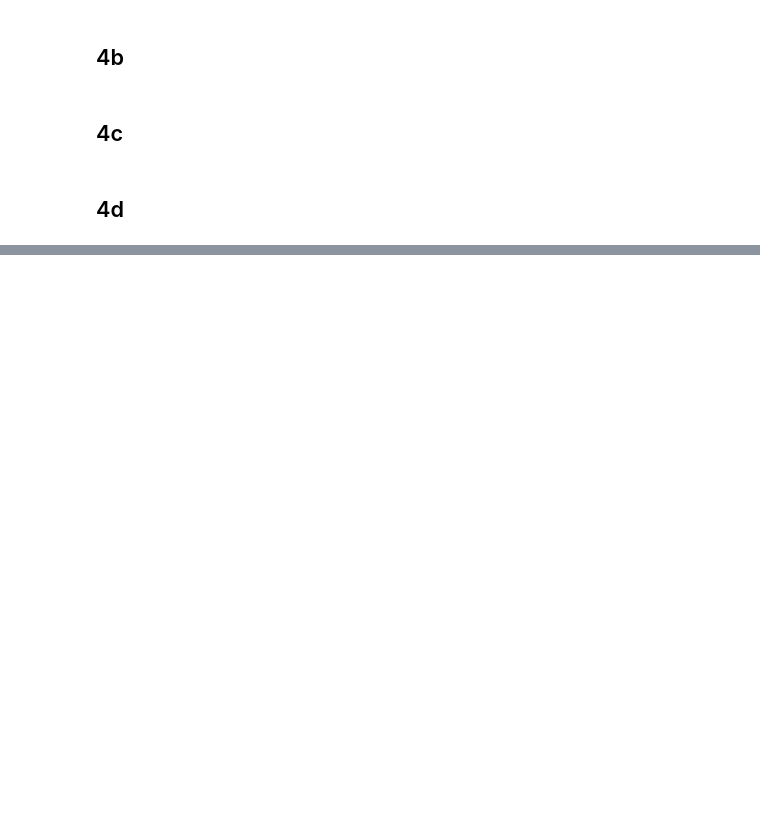
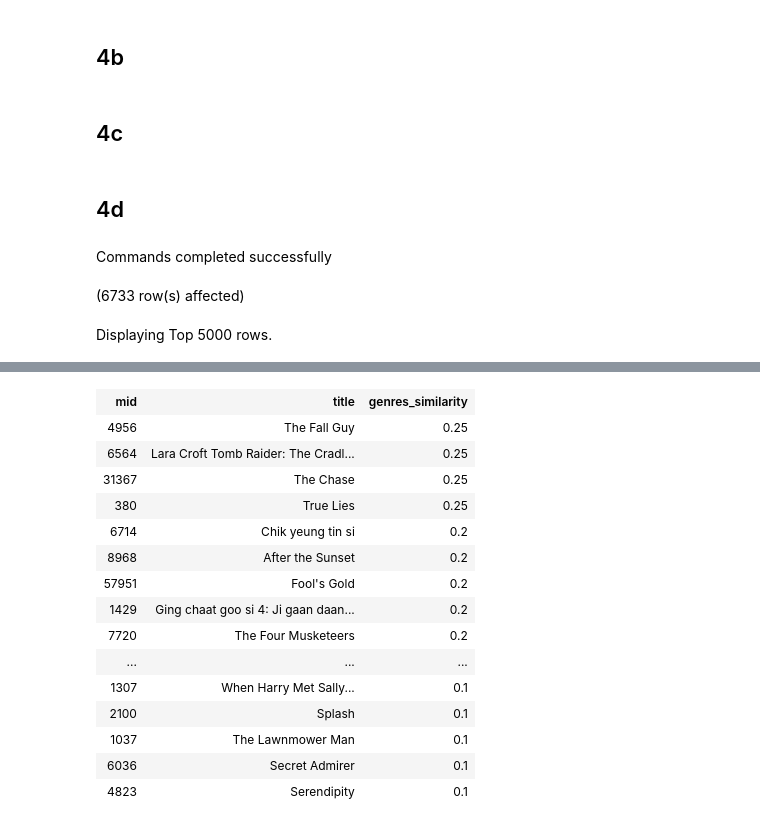
Before and after one commit to po-trottier/concordia-data-systems, a Jupyter notebook: Phase1/project_notebook.ipynb, the cells around one changed output, grey strips where cells are left out. Drawn from its saved outputs; the diff is of its cells as text; code cells hidden in the pictures; blank space fills up the shorter version.

```diff
--- a/Phase1/project_notebook.ipynb
+++ b/Phase1/project_notebook.ipynb
@@ -633,0 +622,31 @@ LIMIT 1;
+# %%
+CREATE MATERIALIZED VIEW common_genres AS
+    WITH genres_count AS (
+        SELECT COUNT(distinct genre)
+        FROM genres
+    )
+    SELECT M2.mid, G2.title, G2.count::REAL / C.count::REAL AS genres_similarity
+    FROM genres_count C, movies M2 RIGHT JOIN(
+        SELECT M1.mid, M1.title, COUNT(G1.genre)
+        FROM genres G1, movies M1
+        WHERE
+            G1.genre IN (
+                SELECT G.genre
+                FROM genres G, movies M
+                WHERE
+                    M.title = 'Mr. & Mrs. Smith' AND
+                    G.mid = M.mid
+            ) AND
+            M1.title != 'Mr. & Mrs. Smith' AND
+            G1.mid = M1.mid
+        GROUP BY M1.mid, M1.title
+        ORDER BY COUNT(G1.genre) DESC
+    ) G2
+    ON G2.mid = M2.mid
+    ORDER BY genres_similarity DESC;
+
+SELECT * FROM genres_in_common;
+# %% [output]
+Commands completed successfully
+(6733 row(s) affected)
+Displaying Top 5000 rows.
@@ -633,0 +654,16 @@ LIMIT 1;
+| mid | title | genres_similarity |
+| 4956 | The Fall Guy | 0.25 |
+| 6564 | Lara Croft Tomb Raider: The Cradl... | 0.25 |
+| 31367 | The Chase | 0.25 |
+| 380 | True Lies | 0.25 |
+| 6714 | Chik yeung tin si | 0.2 |
+| 8968 | After the Sunset | 0.2 |
+| 57951 | Fool's Gold | 0.2 |
+| 1429 | Ging chaat goo si 4: Ji gaan daan... | 0.2 |
+| 7720 | The Four Musketeers | 0.2 |
+| ... | ... | ... |
+| 1307 | When Harry Met Sally... | 0.1 |
+| 2100 | Splash | 0.1 |
+| 1037 | The Lawnmower Man | 0.1 |
+| 6036 | Secret Admirer | 0.1 |
+| 4823 | Serendipity | 0.1 |
```
Also changed, not shown: parts of 10 cells of this notebook, 1 other file.
